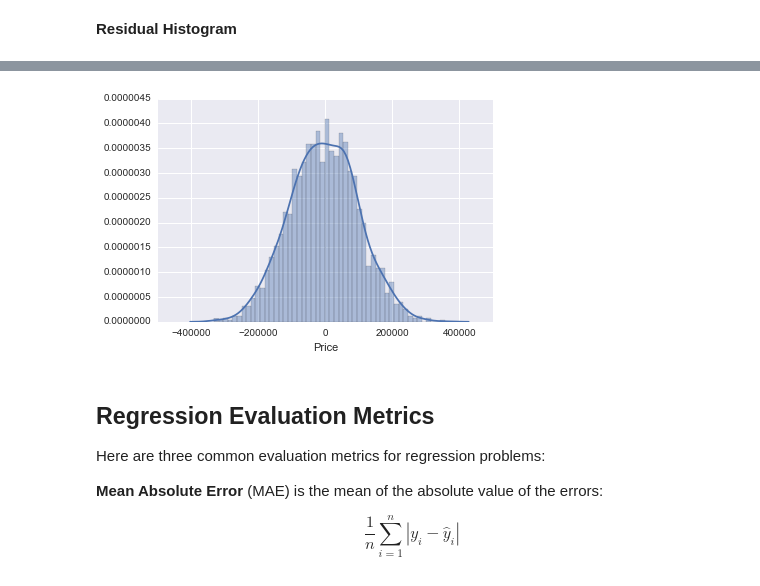
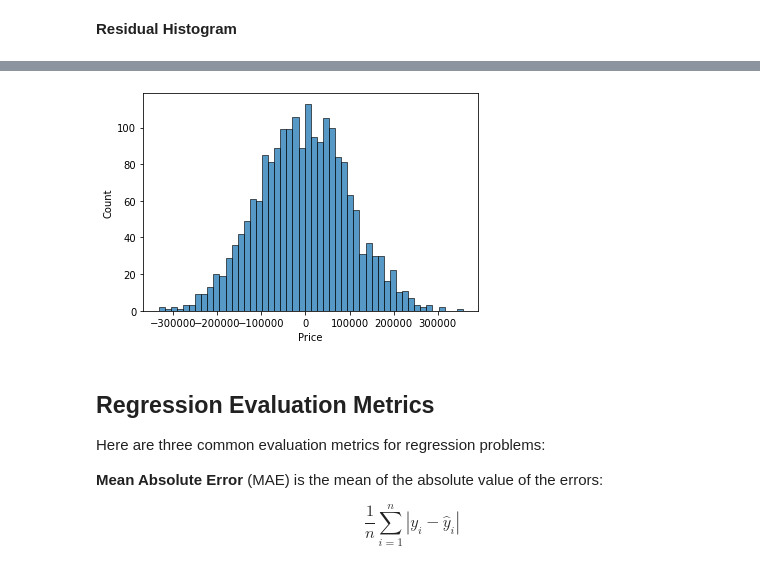
Before and after one commit to jahanzebnaeem/NexskillBigDataBatch3, a Jupyter notebook: 08-Linear-Regression/01-LinearRegressionwithPython.ipynb, the cells around one changed output, grey strips where cells are left out. Drawn from its saved outputs; the diff is of its cells as text; code cells hidden in the pictures.

```diff
--- a/08-Linear-Regression/01-LinearRegressionwithPython.ipynb
+++ b/08-Linear-Regression/01-LinearRegressionwithPython.ipynb
@@ -176,7 +276,7 @@ plt.scatter(y_test,predictions)
 # %%
-sns.distplot((y_test-predictions),bins=50);
+sns.histplot((y_test-predictions),bins=50);
 # %% [output]
-[figure, old version]
+[figure, new version]
 # %% [markdown]
 ## Regression Evaluation Metrics
 
```
Also changed, not shown: parts of 21 cells of this notebook.
